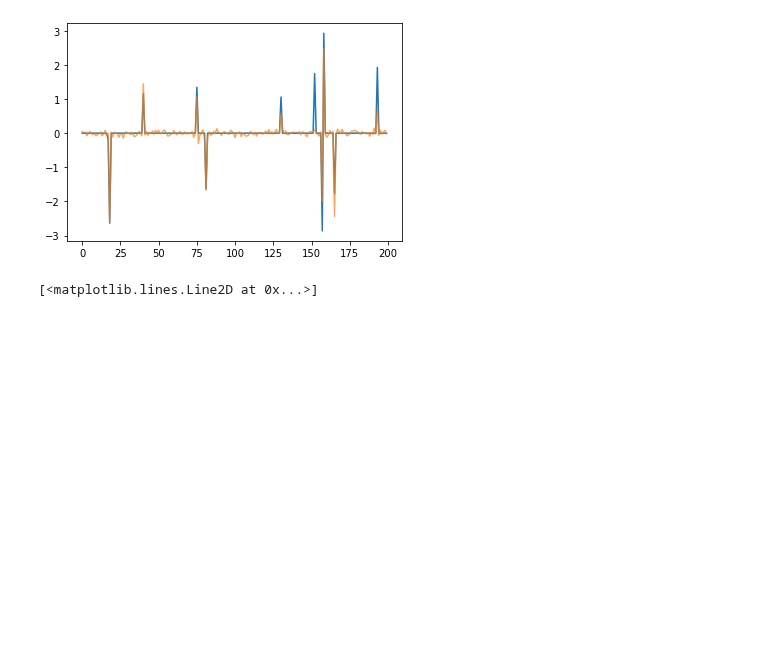
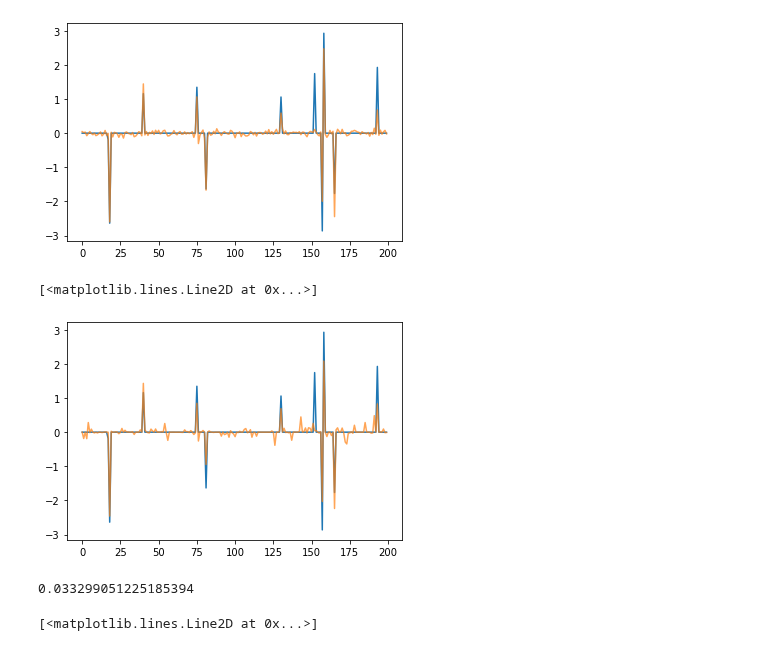
Before and after one commit to glory-99/simulation-based-inference, a Jupyter notebook: inference.ipynb, the cells around one changed output. Drawn from its saved outputs; the diff is of its cells as text; code cells hidden in the pictures; blank space fills up the shorter version.

```diff
--- a/inference.ipynb
+++ b/inference.ipynb
@@ -168,6 +177,38 @@ class MLP(nn.Module):
         output = self.forward(data)
         loss = self.bceloss(output, targ)
         return loss
+# %%
+class MLP_tanhshrink(nn.Module):
+    def __init__(self, N, p):
+        super(MLP_tanhshrink, self).__init__()
+
+        self.fc1 = nn.Linear(N, 1024)
+        self.fc2 = nn.Linear(1024, 2048)
+        self.fc3 = nn.Linear(2048, 2048)
+        self.fc4 = nn.Linear(2048, 1024)
+        self.fc5 = nn.Linear(1024, p)
+        self.relu = nn.ReLU()
+        self.tshrink = nn.Tanhshrink()
+        self.mseloss = nn.MSELoss()
+        self.bceloss = nn.BCEWithLogitsLoss()
+
+    def forward(self, input):
+        u = self.relu(self.fc1(input))
+        u = self.relu(self.fc2(u))
+        u = self.relu(self.fc3(u))
+        u = self.relu(self.fc4(u))
+        output = self.tshrink(self.fc5(u))
+        return output
+
+    def get_mseloss(self, data, targ):
+        output = self.forward(data)
+        loss = self.mseloss(output, targ)
+        return loss
+
+    def get_bceloss(self, data, targ):
+        output = self.forward(data)
+        loss = self.bceloss(output, targ)
+        return loss
 # %%
 class MLP_promax(nn.Module):
     def __init__(self, N, p):
@@ -225,3 +266,7 @@ MLP(
   (mseloss): MSELoss()
   (bceloss): BCEWithLogitsLoss()
 )
+# %%
+md_tanhs = MLP_tanhshrink(N+p, p)
+md_tanhs.load_state_dict(torch.load("./model/model_rho0_tanhshrink.pt"))
+md_tanhs.to(device)
@@ -325,6 +382,16 @@ plt.plot(predict(md, Y_test[0]/normalize_c).detach().cpu().numpy(), alpha=0.7)
 # %% [output]
 [<matplotlib.lines.Line2D at 0x...>]
 [figure]
+# %%
+plt.plot(beta_test[0])
+plt.plot(predict(md_tanhs, Y_test[0]/normalize_c).detach().cpu().numpy(), alpha=0.7)
+# %% [output]
+[<matplotlib.lines.Line2D at 0x...>]
+[figure, added]
+# %%
+model_test(md_tanhs, Y_test/normalize_c, beta_test)
+# %% [output]
+0.033299051225185394
 # %%
 a = X.T @ Y_test[0,:50].T / 50
 a[np.abs(a)<1.8]=0
```
Also changed, not shown: parts of 2 cells of this notebook, 3 other files.
